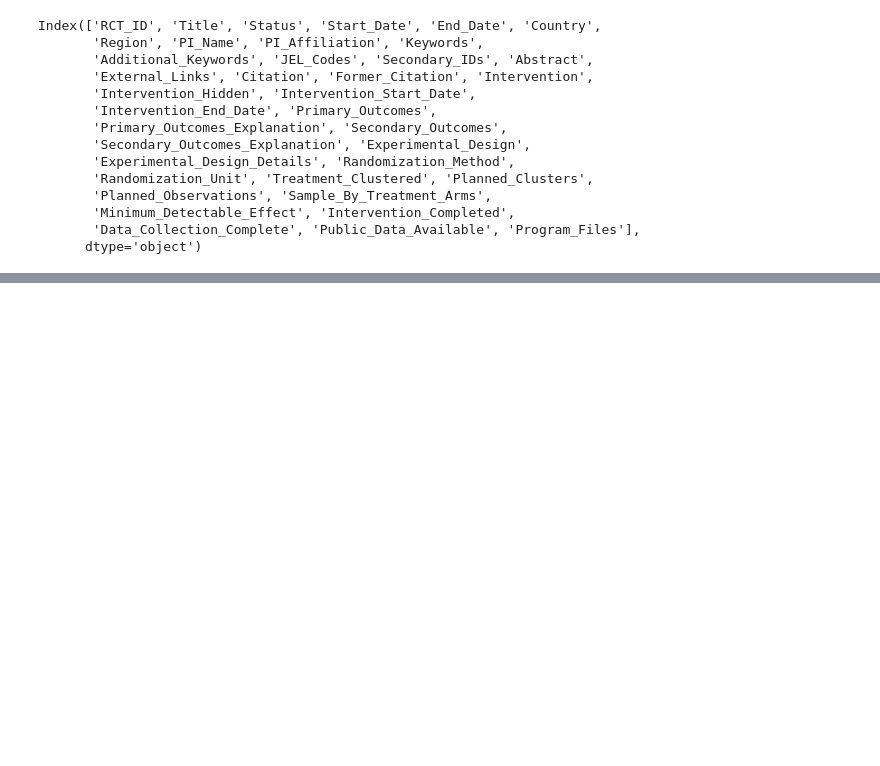
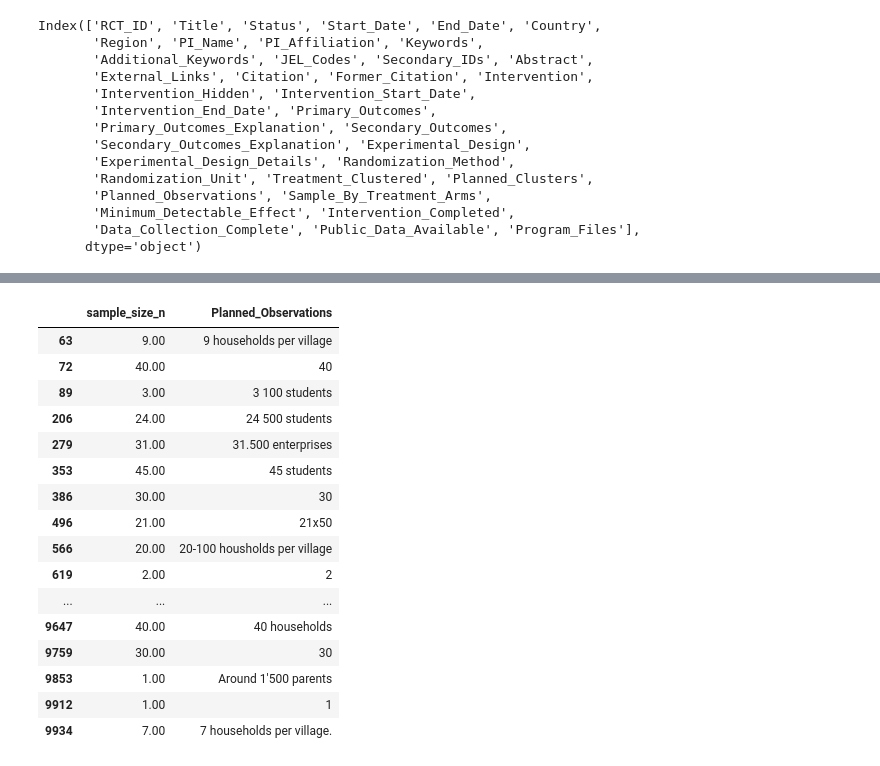
Before and after one commit to soodoku/aea_rct_reg, a Jupyter notebook: aea_rct.ipynb, the cells around one changed output, grey strips where cells are left out. Saved outputs shown, nothing was run; the diff lists cells and outputs as text; code cells hidden in the pictures; blank space fills up the shorter version.

```diff
--- a/aea_rct.ipynb
+++ b/aea_rct.ipynb
@@ -217,0 +328,20 @@ Name: sample_size, dtype: float64
+# %%
+df.loc[(df["sample_size_n"] < 50) & (df["sample_size_n"] > 0) & df["sample_size_n"].notna(), ["sample_size_n", "Planned_Observations"]]
+# %% [output]
+|  | sample_size_n | Planned_Observations |
+| 63 | 9.00 | 9 households per village |
+| 72 | 40.00 | 40 |
+| 89 | 3.00 | 3 100 students |
+| 206 | 24.00 | 24 500 students |
+| 279 | 31.00 | 31.500 enterprises |
+| 353 | 45.00 | 45 students |
+| 386 | 30.00 | 30 |
+| 496 | 21.00 | 21x50 |
+| 566 | 20.00 | 20-100 housholds per village |
+| 619 | 2.00 | 2 |
+| ... | ... | ... |
+| 9647 | 40.00 | 40 households |
+| 9759 | 30.00 | 30 |
+| 9853 | 1.00 | Around 1'500 parents |
+| 9912 | 1.00 | 1 |
+| 9934 | 7.00 | 7 households per village. |
```
Also changed, not shown: parts of 10 cells of this notebook, 2 other files.
